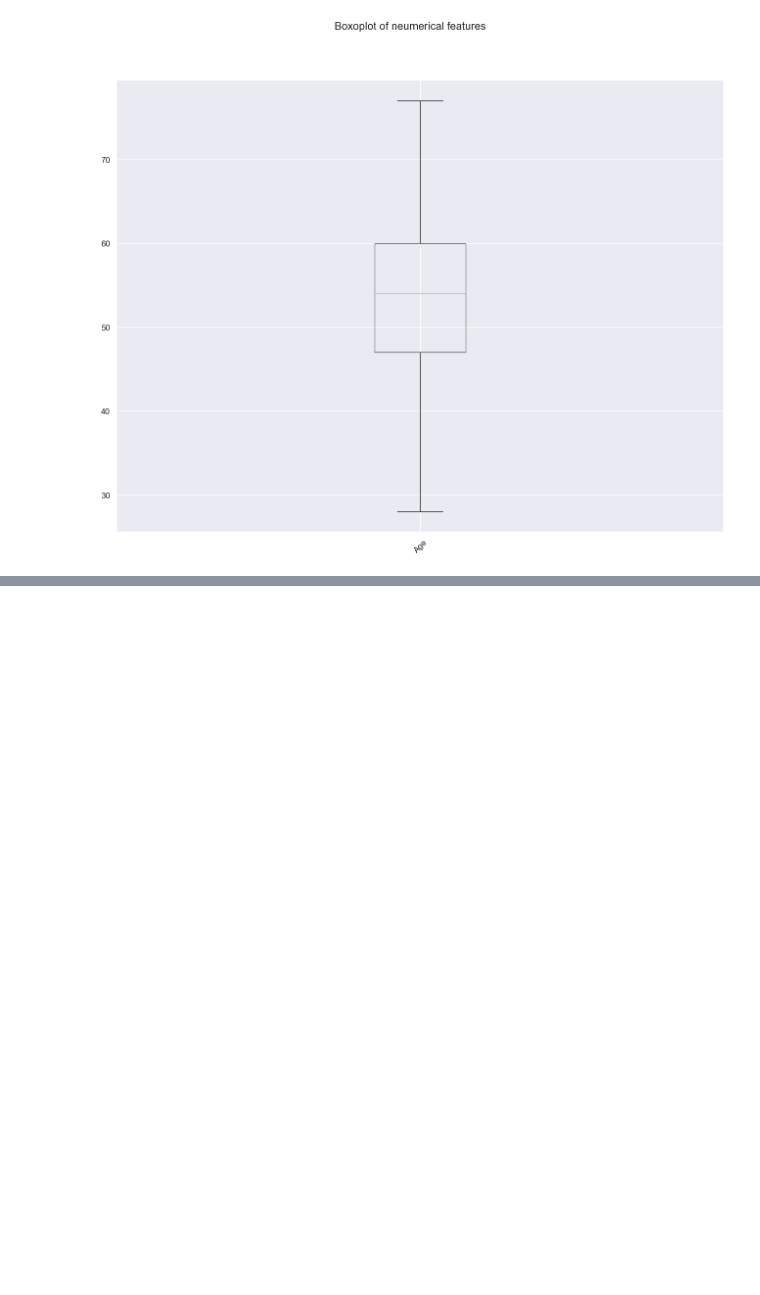
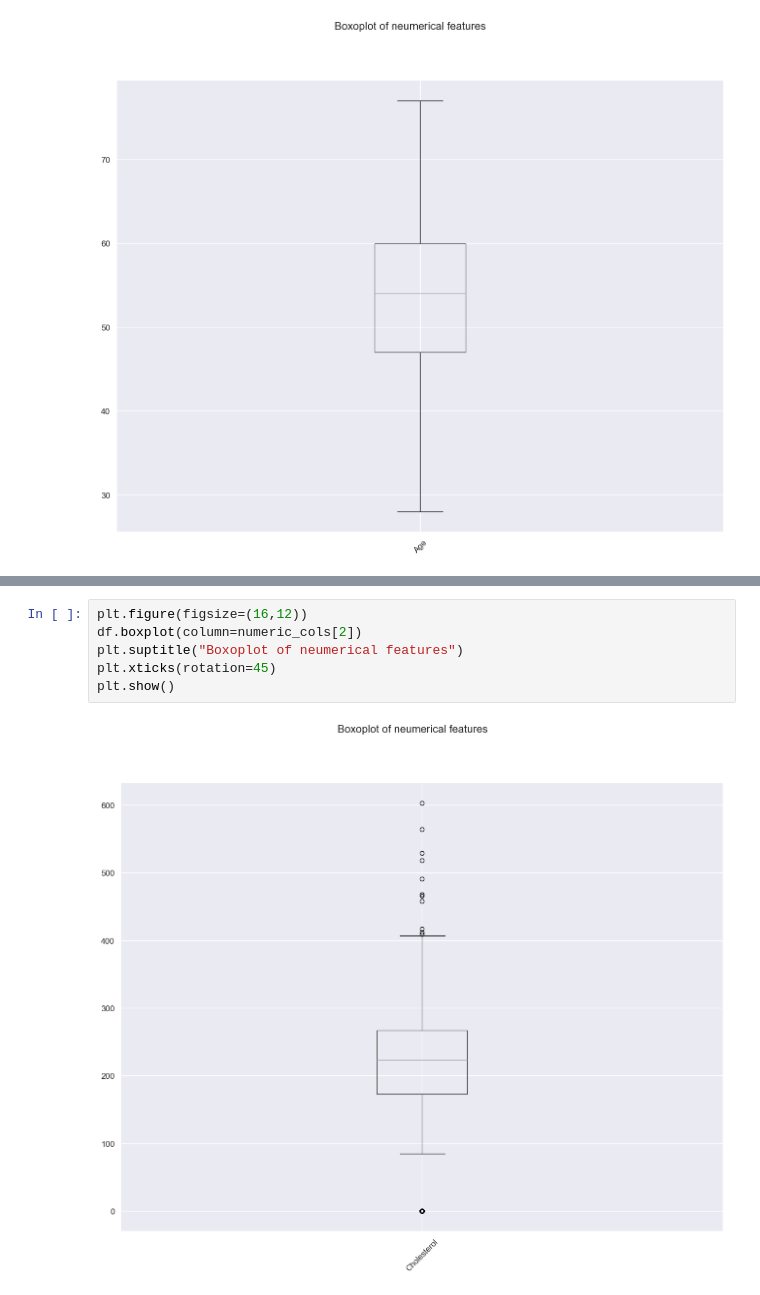
Before and after one commit to shovo896/EDA-of-Heart-Failure-disease, a Jupyter notebook: eda.ipynb, the cells around one changed output, grey strips where cells are left out. Saved outputs shown, nothing was run; the diff lists cells and outputs as text; blank space fills up the shorter version.

```diff
--- a/eda.ipynb
+++ b/eda.ipynb
@@ -149,0 +158,8 @@ plt.show()
+# %%
+plt.figure(figsize=(16,12))
+df.boxplot(column=numeric_cols[2])
+plt.suptitle("Boxoplot of neumerical features")
+plt.xticks(rotation=45)
+plt.show()
+# %% [output]
+[figure, added]
```
Also changed, not shown: parts of 1 cell of this notebook.
